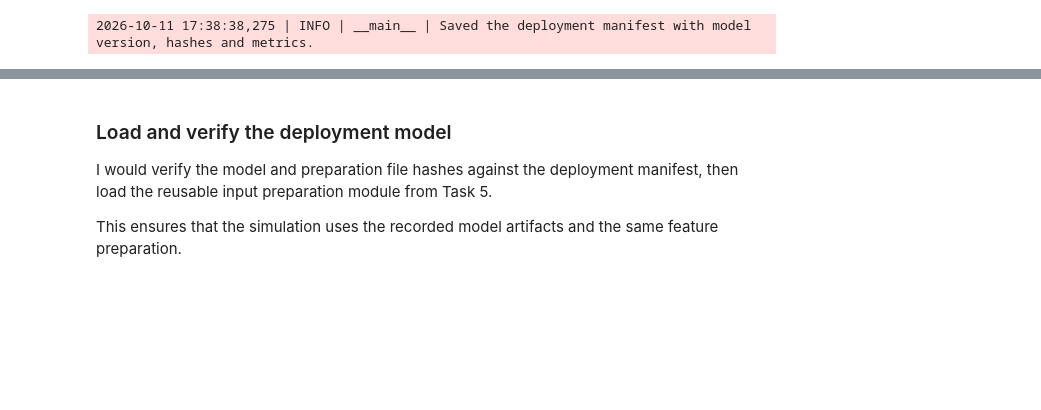
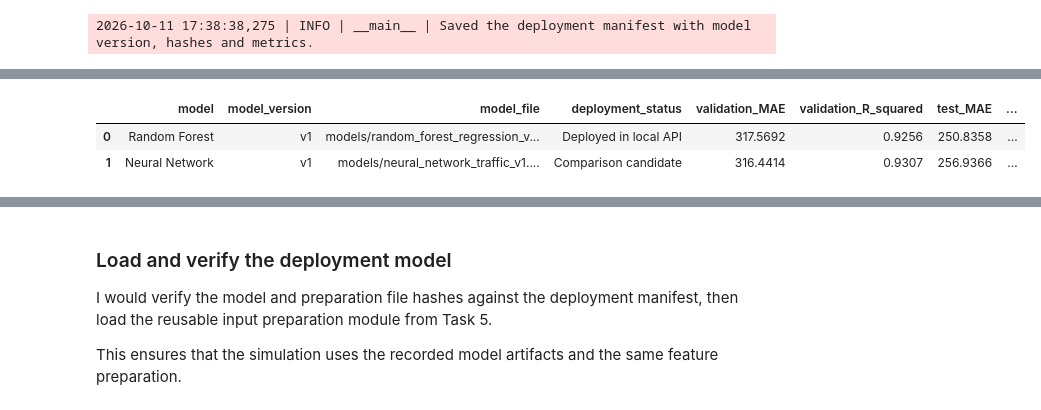
Before and after one commit to sskomal91/smart-city-traffic-capstone, a Jupyter notebook: capstone_part3/notebooks/task6_mlops_deployment_simulation.ipynb, the cells around one changed output, grey strips where cells are left out. Drawn from its saved outputs; the diff is of its cells as text; code cells hidden in the pictures; blank space fills up the shorter version.

Commit message:
Fix bug in Task 6 model version comparison.

```diff
--- a/capstone_part3/notebooks/task6_mlops_deployment_simulation.ipynb
+++ b/capstone_part3/notebooks/task6_mlops_deployment_simulation.ipynb
@@ -171,0 +178,47 @@ logger.info(
+# %%
+# Compare model versions using the existing evaluation results.
+version_validation = pd.read_csv(
+    PART3_DIR / "results" / "task3_validation_comparison.csv"
+)
+version_test = pd.read_csv(
+    PART3_DIR / "results" / "task3_test_comparison.csv"
+)
+
+model_versions = pd.DataFrame([
+    {
+        "model": "Random Forest",
+        "model_version": "v1",
+        "model_file": "models/random_forest_regression_v1.joblib",
+        "deployment_status": "Deployed in local API"
+    },
+    {
+        "model": "Neural Network",
+        "model_version": "v1",
+        "model_file": "models/neural_network_traffic_v1.keras",
+        "deployment_status": "Comparison candidate"
+    }
+])
+
+for filename in model_versions["model_file"]:
+    if not (PART3_DIR / filename).is_file():
+        raise FileNotFoundError(f"Required model artifact is missing: {filename}.")
+
+model_version_comparison = (
+    model_versions
+    .merge(version_validation, on="model", validate="one_to_one")
+    .merge(version_test, on="model", validate="one_to_one")
+)
+assert len(model_version_comparison) == 2
+assert model_version_comparison["model"].is_unique
+
+model_version_comparison.to_csv(
+    PART3_DIR / "results" / "deployment_model_version_comparison.csv",
+    index=False
+)
+display(model_version_comparison.round(4))
+
+logger.info("Saved the model version comparison with performance and deployment status.")
+# %% [output]
+|  | model | model_version | model_file | deployment_status | validation_MAE | validation_R_squared | test_MAE | ... |
+| 0 | Random Forest | v1 | models/random_forest_regression_v... | Deployed in local API | 317.5692 | 0.9256 | 250.8358 | ... |
+| 1 | Neural Network | v1 | models/neural_network_traffic_v1.... | Comparison candidate | 316.4414 | 0.9307 | 256.9366 | ... |
```
Also changed, not shown: parts of 2 cells of this notebook, 2 other files.
